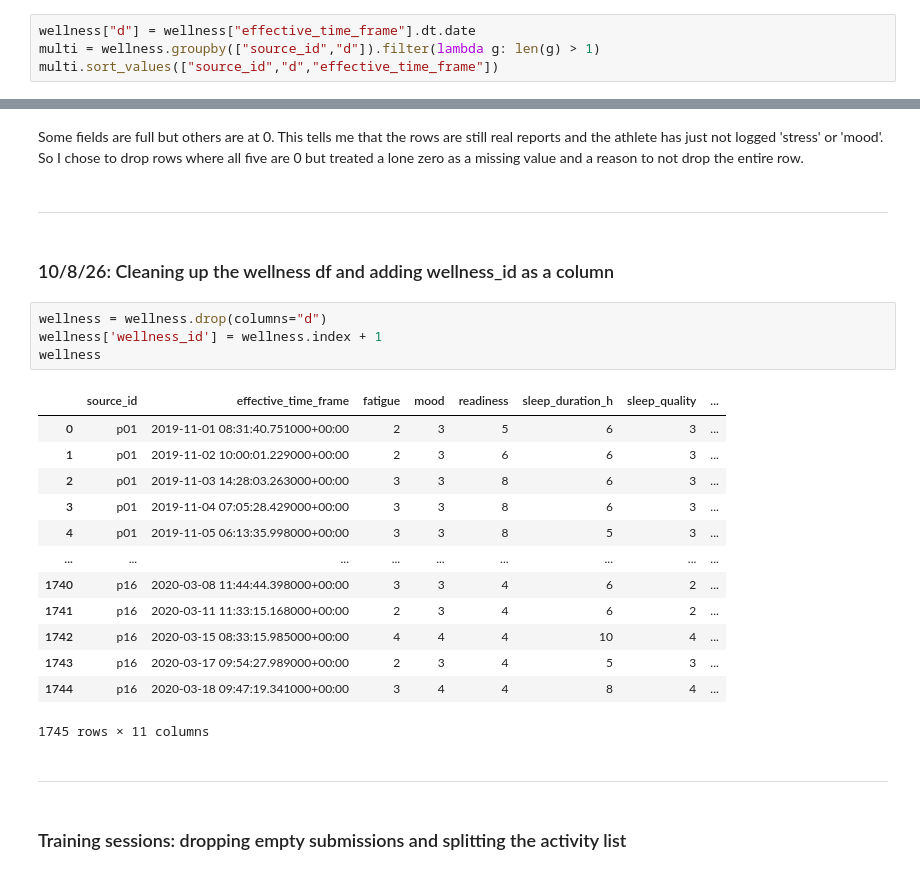
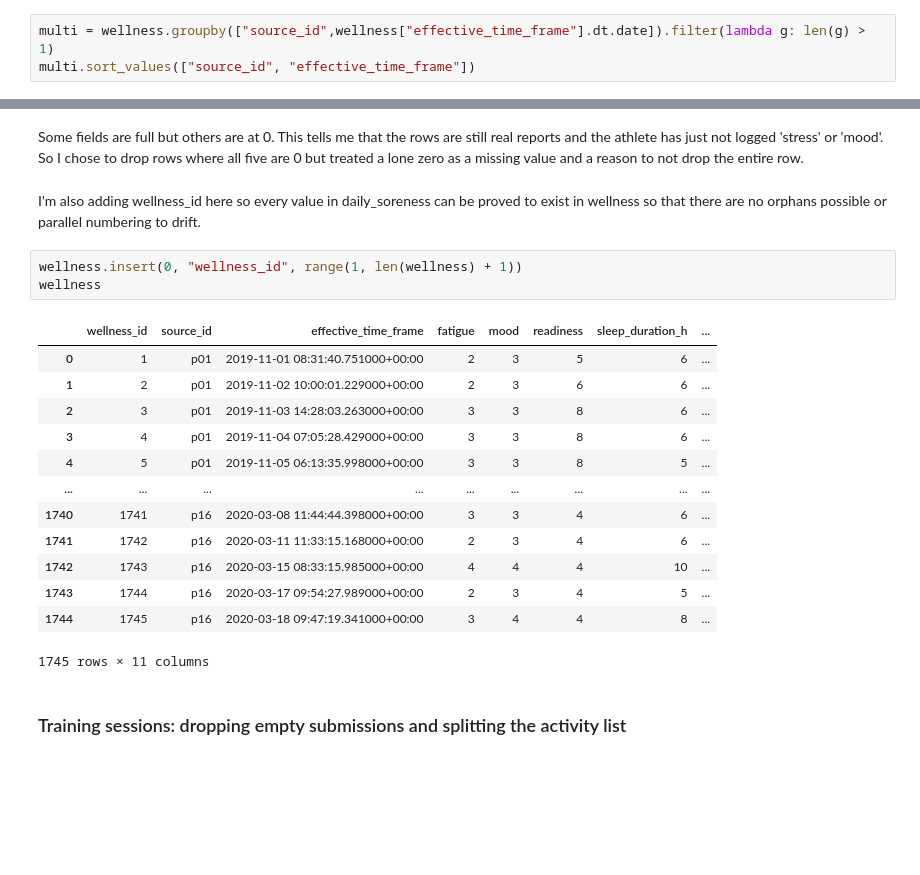
Before and after one commit to vish-mandalika/sql-pipeline-athletic-performance, a Jupyter notebook: etl.ipynb, the cells around one changed output, grey strips where cells are left out. Drawn from its saved outputs; the diff is of its cells as text; blank space fills up the shorter version.

```diff
--- a/etl.ipynb
+++ b/etl.ipynb
@@ -263,9 +267,8 @@ The grain for the wellness csv is different to the injury one. Some athletes sub
 # %% [markdown]
 I want to examine if there are multiple wellness reports on the same day:
 # %%
-wellness["d"] = wellness["effective_time_frame"].dt.date
-multi = wellness.groupby(["source_id","d"]).filter(lambda g: len(g) > 1)
-multi.sort_values(["source_id","d","effective_time_frame"])
+multi = wellness.groupby(["source_id",wellness["effective_time_frame"].dt.date]).filter(lambda g: len(g) > 1)
+multi.sort_values(["source_id", "effective_time_frame"])
 # %% [output]
 |  | source_id | effective_time_frame | fatigue | mood | readiness | sleep_duration_h | sleep_quality | ... |
 | 257 | p03 | 2019-12-01 07:38:02.291000+00:00 | 3 | 3 | 5 | 6 | 3 | ... |
@@ -308,30 +311,25 @@ wellness[wellness[five_pt_cols].eq(0).any(axis=1)]
 | 1406 | p13 | 2019-12-25 17:05:13.971000+00:00 | 2 | 3 | 3 | 6 | 2 | ... |
 # %% [markdown]
 Some fields are full but others are at 0. This tells me that the rows are still real reports and the athlete has just not logged 'stress' or 'mood'. So I chose to drop rows where all five are 0 but treated a lone zero as a missing value and a reason to not drop the entire row.
-# %% [markdown]
----
 # %% [markdown]
-### 10/8/26: Cleaning up the wellness df and adding wellness_id as a column
+I'm also adding wellness_id here so every value in daily_soreness can be proved to exist in wellness so that there are no orphans possible or parallel numbering to drift.
 # %%
-wellness = wellness.drop(columns="d")
-wellness['wellness_id'] = wellness.index + 1
+wellness.insert(0, "wellness_id", range(1, len(wellness) + 1))
 wellness
 # %% [output]
-|  | source_id | effective_time_frame | fatigue | mood | readiness | sleep_duration_h | sleep_quality | ... |
-| 0 | p01 | 2019-11-01 08:31:40.751000+00:00 | 2 | 3 | 5 | 6 | 3 | ... |
-| 1 | p01 | 2019-11-02 10:00:01.229000+00:00 | 2 | 3 | 6 | 6 | 3 | ... |
-| 2 | p01 | 2019-11-03 14:28:03.263000+00:00 | 3 | 3 | 8 | 6 | 3 | ... |
-| 3 | p01 | 2019-11-04 07:05:28.429000+00:00 | 3 | 3 | 8 | 6 | 3 | ... |
-| 4 | p01 | 2019-11-05 06:13:35.998000+00:00 | 3 | 3 | 8 | 5 | 3 | ... |
+|  | wellness_id | source_id | effective_time_frame | fatigue | mood | readiness | sleep_duration_h | ... |
+| 0 | 1 | p01 | 2019-11-01 08:31:40.751000+00:00 | 2 | 3 | 5 | 6 | ... |
+| 1 | 2 | p01 | 2019-11-02 10:00:01.229000+00:00 | 2 | 3 | 6 | 6 | ... |
+| 2 | 3 | p01 | 2019-11-03 14:28:03.263000+00:00 | 3 | 3 | 8 | 6 | ... |
+| 3 | 4 | p01 | 2019-11-04 07:05:28.429000+00:00 | 3 | 3 | 8 | 6 | ... |
+| 4 | 5 | p01 | 2019-11-05 06:13:35.998000+00:00 | 3 | 3 | 8 | 5 | ... |
 | ... | ... | ... | ... | ... | ... | ... | ... | ... |
-| 1740 | p16 | 2020-03-08 11:44:44.398000+00:00 | 3 | 3 | 4 | 6 | 2 | ... |
-| 1741 | p16 | 2020-03-11 11:33:15.168000+00:00 | 2 | 3 | 4 | 6 | 2 | ... |
-| 1742 | p16 | 2020-03-15 08:33:15.985000+00:00 | 4 | 4 | 4 | 10 | 4 | ... |
-| 1743 | p16 | 2020-03-17 09:54:27.989000+00:00 | 2 | 3 | 4 | 5 | 3 | ... |
-| 1744 | p16 | 2020-03-18 09:47:19.341000+00:00 | 3 | 4 | 4 | 8 | 4 | ... |
+| 1740 | 1741 | p16 | 2020-03-08 11:44:44.398000+00:00 | 3 | 3 | 4 | 6 | ... |
+| 1741 | 1742 | p16 | 2020-03-11 11:33:15.168000+00:00 | 2 | 3 | 4 | 6 | ... |
+| 1742 | 1743 | p16 | 2020-03-15 08:33:15.985000+00:00 | 4 | 4 | 4 | 10 | ... |
+| 1743 | 1744 | p16 | 2020-03-17 09:54:27.989000+00:00 | 2 | 3 | 4 | 5 | ... |
+| 1744 | 1745 | p16 | 2020-03-18 09:47:19.341000+00:00 | 3 | 4 | 4 | 8 | ... |
 1745 rows × 11 columns
-# %% [markdown]
----
 # %% [markdown]
 ### Training sessions: dropping empty submissions and splitting the activity list
 # %% [markdown]
```
Also changed, not shown: parts of 27 cells of this notebook.
